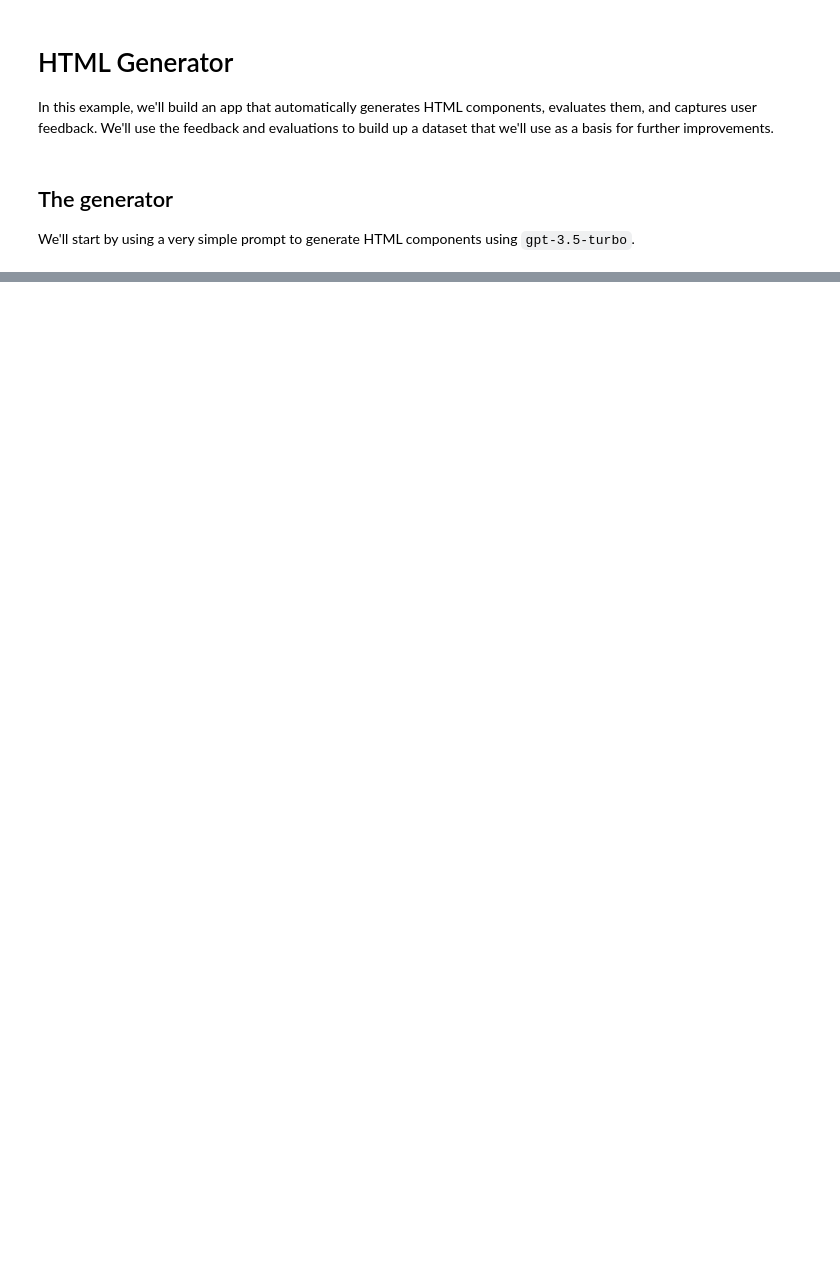
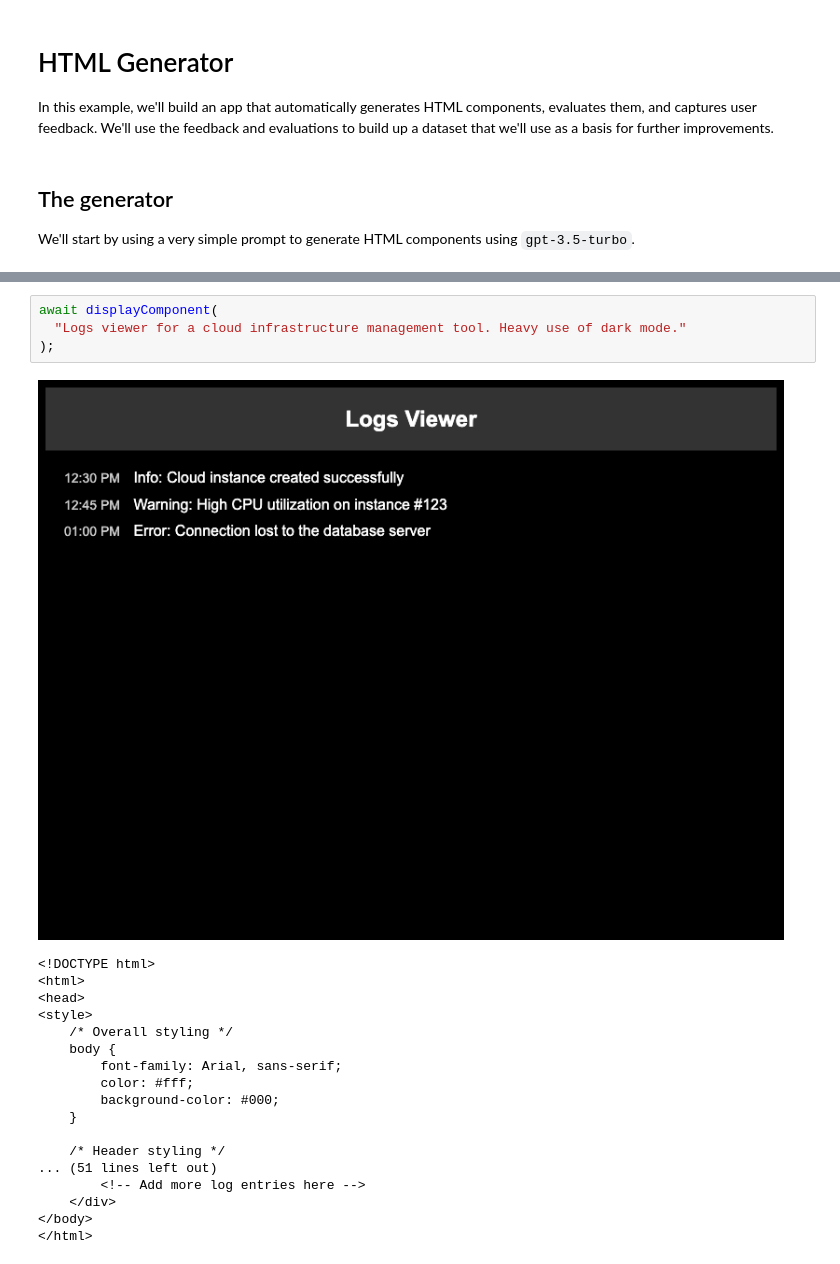
Before and after one commit to braintrustdata/braintrust-cookbook, a Jupyter notebook: examples/HTMLGenerator/HTMLGenerator.ipynb, the cells around one changed output, grey strips where cells are left out. Drawn from its saved outputs; the diff is of its cells as text; blank space fills up the shorter version.

```diff
--- a/examples/HTMLGenerator/HTMLGenerator.ipynb
+++ b/examples/HTMLGenerator/HTMLGenerator.ipynb
@@ -211,0 +169,23 @@ getContrastRatio(getLuminance('rgb(51, 51, 51)'), getLuminance('rgba(0, 0, 0, 0)
+# %%
+await displayComponent(
+  "Logs viewer for a cloud infrastructure management tool. Heavy use of dark mode."
+);
+# %% [output]
+[figure, added]
+<!DOCTYPE html>
+<html>
+<head>
+<style>
+    /* Overall styling */
+    body {
+        font-family: Arial, sans-serif;
+        color: #fff;
+        background-color: #000;
+    }
+
+    /* Header styling */
+... (51 lines left out)
+        <!-- Add more log entries here -->
+    </div>
+</body>
+</html>
```
Also changed, not shown: parts of 45 cells of this notebook, 13 other files.
